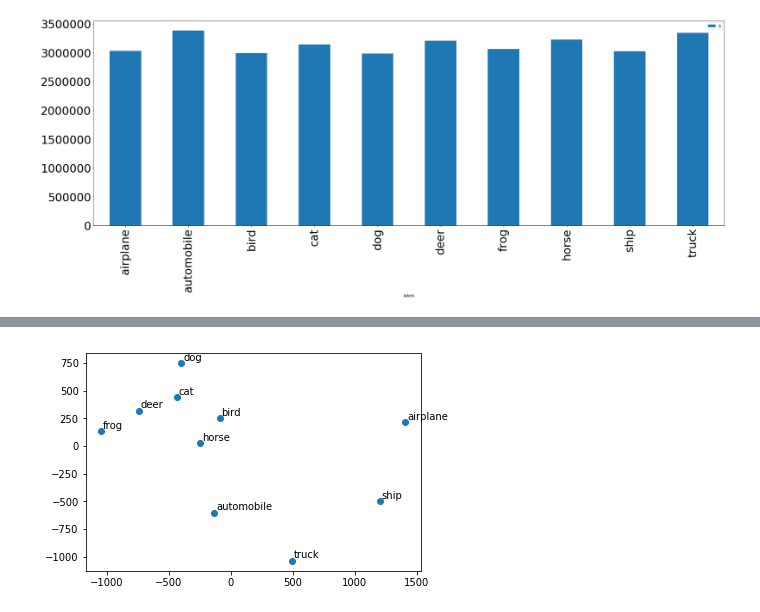
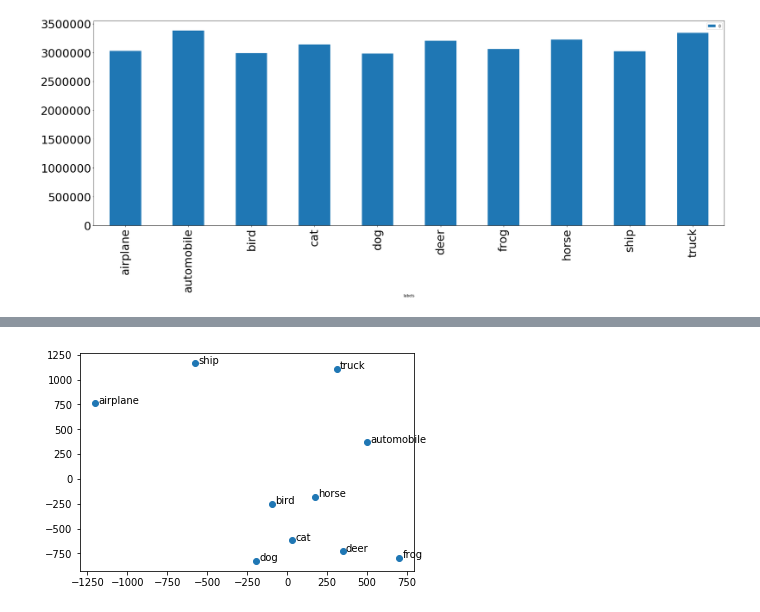
Before and after one commit to jmguo2/CIFAR-10-PCA, a Jupyter notebook: mp4 final.ipynb, the cells around one changed output, grey strips where cells are left out. Cells and saved outputs as stored; diff of their text form; code cells hidden in the pictures.

```diff
--- a/mp4 final.ipynb
+++ b/mp4 final.ipynb
@@ -122,8 +119,7 @@ for i in range(len(XData)):
 # %%
 print('part2 mean distance')
-meanD=euclidean_distances(X_mean)
+meanD=euclidean_distances(XMean)
 meanD_Df=pd.DataFrame(meanD)
-print(meanD_Df)
 display(meanD_Df)
 # %% [output]
 part2 mean distance
@@ -156,13 +136,13 @@ part2 mean distance
 | 9 | 1438.046244 | 944.762933 | 1419.217742 | 1678.464179 | 1824.006305 | 1889.833061 | 1914.318417 | 1364.819036 | 1074.785095 | 0.000000 |
 # %%
 labels=['airplane','automobile','bird','cat','deer','dog','frog','horse','ship','truck']
-mds = MDS(n_components=2, max_iter=3000, eps=1e-9, random_state=200, dissimilarity="precomputed", n_jobs=1)
-pos = mds.fit(meanD).embedding_
+mds=MDS(n_components=2, dissimilarity="precomputed", n_jobs=1)
+pos=mds.fit(meanD).embedding_
 plt.figure()
 plt.scatter(pos[:,0], pos[:,1])
 for i in range (0,10):
-    xy=(pos[i][0]+15,pos[i][1]+25)
+    xy=(pos[i][0]+20,pos[i][1])
     plt.annotate(labels[i],xy)
 plt.show()
 # %% [output]
-[figure, old version]
+[figure, new version]
```
Also changed, not shown: parts of 2 cells of this notebook.
